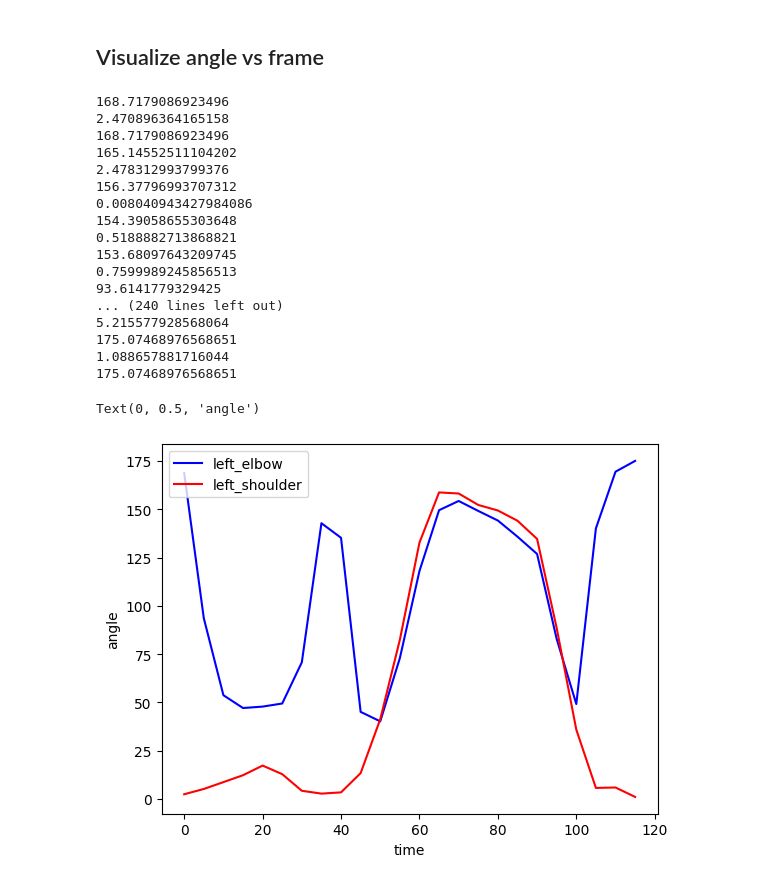
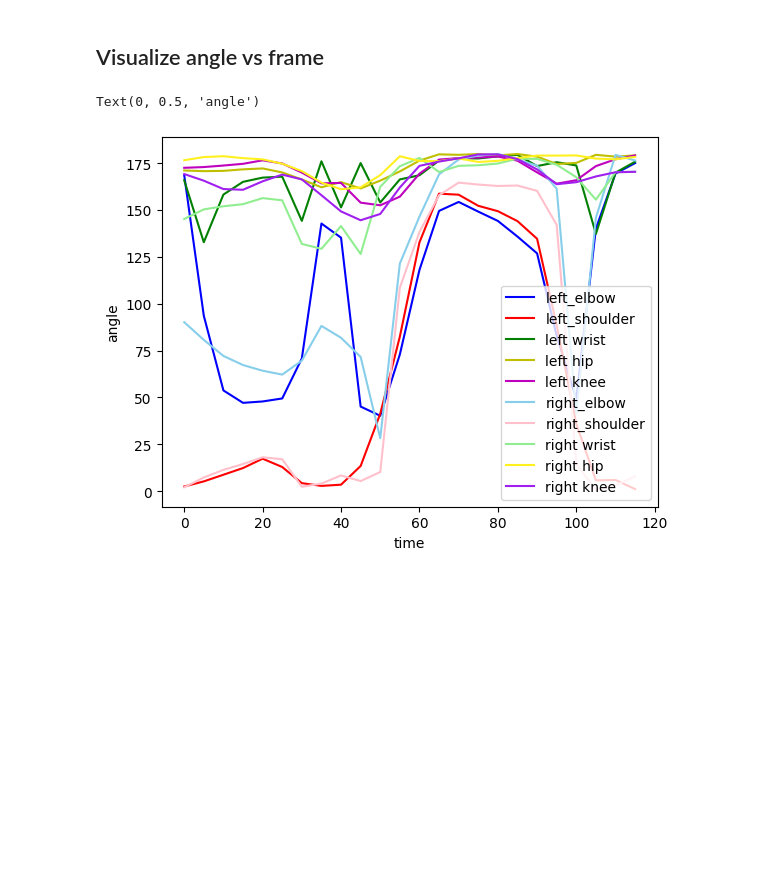
Before and after one commit to junsukha/pose-estimation-demo, a Jupyter notebook: media pipe pose.ipynb, the cells around one changed output. Saved outputs shown, nothing was run; the diff lists cells and outputs as text; code cells hidden in the pictures; blank space fills up the shorter version.

```diff
--- a/media pipe pose.ipynb
+++ b/media pipe pose.ipynb
@@ -286,6 +286,14 @@ times = []
 time = 0
 left_elbow_angles = []
 left_shoulder_angles = []
+left_wrist_angles = []
+left_hip_angles = []
+left_knee_angles = []
+right_elbow_angles = []
+right_shoulder_angles = []
+right_wrist_angles = []
+right_hip_angles = []
+right_knee_angles = []
 ## setup mediapipe instance
 with mp_pose.Pose(min_detection_confidence=0.5, min_tracking_confidence=0.5) as pose: #.Pose access pose estimation model, #min_tracking_confidence tracks state
     while cap.isOpened():
@@ -313,13 +321,27 @@ with mp_pose.Pose(min_detection_confidence=0.5, min_tracking_confidence=0.5) as
             # print(landmarks[mp_pose.PoseLandmark.LEFT_FOOT_INDEX])
             # Filter out landmarks with low visibility
             left_shoulder = [landmarks[mp_pose.PoseLandmark.LEFT_SHOULDER.value].x, landmarks[mp_pose.PoseLandmark.LEFT_SHOULDER.value].y]
-            # print(left_shoulder)
             left_elbow = [landmarks[mp_pose.PoseLandmark.LEFT_ELBOW.value].x, landmarks[mp_pose.PoseLandmark.LEFT_ELBOW.value].y]
             left_wrist = [landmarks[mp_pose.PoseLandmark.LEFT_WRIST.value].x, landmarks[mp_pose.PoseLandmark.LEFT_WRIST.value].y]
+            right_shoulder = [landmarks[mp_pose.PoseLandmark.RIGHT_SHOULDER.value].x, landmarks[mp_pose.PoseLandmark.RIGHT_SHOULDER.value].y]
+            right_elbow = [landmarks[mp_pose.PoseLandmark.RIGHT_ELBOW.value].x, landmarks[mp_pose.PoseLandmark.RIGHT_ELBOW.value].y]
+            right_wrist = [landmarks[mp_pose.PoseLandmark.RIGHT_WRIST.value].x, landmarks[mp_pose.PoseLandmark.RIGHT_WRIST.value].y]
 
             # shoulder angle
             left_hip = [landmarks[mp_pose.PoseLandmark.LEFT_HIP.value].x, landmarks[mp_pose.PoseLandmark.LEFT_HIP.value].y]
-            # print(left_hip)
+            right_hip = [landmarks[mp_pose.PoseLandmark.RIGHT_HIP.value].x, landmarks[mp_pose.PoseLandmark.RIGHT_HIP.value].y]
+
+            # wrist angle
+            left_index = [landmarks[mp_pose.PoseLandmark.LEFT_INDEX.value].x, landmarks[mp_pose.PoseLandmark.LEFT_INDEX.value].y]
+            right_index = [landmarks[mp_pose.PoseLandmark.RIGHT_INDEX.value].x, landmarks[mp_pose.PoseLandmark.RIGHT_INDEX.value].y]
+
+            # hip angle
+            left_knee = [landmarks[mp_pose.PoseLandmark.LEFT_KNEE.value].x, landmarks[mp_pose.PoseLandmark.LEFT_KNEE.value].y]
+            right_knee = [landmarks[mp_pose.PoseLandmark.RIGHT_KNEE.value].x, landmarks[mp_pose.PoseLandmark.RIGHT_KNEE.value].y]
+
+            # knee angle
+            left_ankle = [landmarks[mp_pose.PoseLandmark.LEFT_ANKLE.value].x, landmarks[mp_pose.PoseLandmark.LEFT_ANKLE.value].y]
+            right_ankle = [landmarks[mp_pose.PoseLandmark.RIGHT_ANKLE.value].x, landmarks[mp_pose.PoseLandmark.RIGHT_ANKLE.value].y]
 
             # left_ = [landmarks[mp_pose.PoseLandmark.LEFT_HIP.value].x, landmarks[mp_pose.PoseLandmark.LEFT_HIP.value].y]
 
@@ -329,59 +351,68 @@ with mp_pose.Pose(min_detection_confidence=0.5, min_tracking_confidence=0.5) as
 
             left_elbow_angle = calculate_angle(left_shoulder, left_elbow, left_wrist)
             left_shoulder_angle = calculate_angle(left_hip, left_shoulder, left_elbow)
+            left_wrist_angle = calculate_angle(left_elbow, left_wrist, left_index)
+            left_hip_angle = calculate_angle(left_knee, left_hip, left_shoulder)
+            left_knee_angle = calculate_angle(left_ankle, left_knee, left_hip)
+
+            right_elbow_angle = calculate_angle(right_shoulder, right_elbow, right_wrist)
+            right_shoulder_angle = calculate_angle(right_hip, right_shoulder, right_elbow)
+            right_wrist_angle = calculate_angle(right_elbow, right_wrist, right_index)
+            right_hip_angle = calculate_angle(right_knee, right_hip, right_shoulder)
+            right_knee_angle = calculate_angle(right_ankle, right_knee, right_hip)
 
             if time % 5 == 0:
                 left_elbow_angles.append(left_elbow_angle)
-                # print(left_elbow_angle)
                 left_shoulder_angles.append(left_shoulder_angle)
+                left_wrist_angles.append(left_wrist_angle)
+                left_hip_angles.append(left_hip_angle)
+                left_knee_angles.append(left_knee_angle)
+
+                right_elbow_angles.append(right_elbow_angle)
+                right_shoulder_angles.append(right_shoulder_angle)
+                right_wrist_angles.append(right_wrist_angle)
+                right_hip_angles.append(right_hip_angle)
+                right_knee_angles.append(right_knee_angle)
 
                 times.append(time)
             time+=1
 
             # Visualize
             cv2.putText(image,
                         str(angle),
                         tuple(np.multiply(elbow, [640, 480]).astype(int)), # controal [640, 480] to window size
                         cv2.FONT_HERSHEY_SIMPLEX, 1, (255,255,255), 2)
         except:
             pass
 
         mp_drawing.draw_landmarks(image, results.pose_landmarks, mp_pose.POSE_CONNECTIONS,
                                   mp_drawing.DrawingSpec(color=(245,117,66), thickness=2, circle_radius=2),
                                   mp_drawing.DrawingSpec(color=(245,66,230), thickness=2, circle_radius=2)) # image here is BGR
 
         cv2.imshow('Mediappipe Feed', image)
 
         if cv2.waitKey(10) & 0xFF == ord('q'):
             break
 
 
     cap.release()
     cv2.destroyAllWindows()
 
 plt.plot(times, left_elbow_angles, color='b', label = 'left_elbow')
 plt.plot(times, left_shoulder_angles, color='r', label='left_shoulder')
+plt.plot(times, left_wrist_angles, color='g', label = 'left wrist')
+plt.plot(times, left_hip_angles, color='y', label = 'left hip')
+plt.plot(times, left_knee_angles, color='m', label = 'left knee')
+
+plt.plot(times, right_elbow_angles, color='#87CEEB', label = 'right_elbow')
+plt.plot(times, right_shoulder_angles, color='#FFC0CB', label='right_shoulder')
+plt.plot(times, right_wrist_angles, color='#90EE90', label = 'right wrist')
+plt.plot(times, right_hip_angles, color='#FFF01F', label = 'right hip')
+plt.plot(times, right_knee_angles, color='#A020F0', label = 'right knee')
 plt.legend()
 
 plt.xlabel('time')
 plt.ylabel('angle')
 # %% [output]
-168.7179086923496
-2.470896364165158
-168.7179086923496
-165.14552511104202
-2.478312993799376
-156.37796993707312
-0.008040943427984086
-154.39058655303648
-0.5188882713868821
-153.68097643209745
-0.7599989245856513
-93.6141779329425
-... (240 lines left out)
-5.215577928568064
-175.07468976568651
-1.088657881716044
-175.07468976568651
+Text(0, 0.5, 'angle')
-Text(0, 0.5, 'angle')
-[figure, old version]
+[figure, new version]
```
Also changed, not shown: parts of 1 cell of this notebook.
